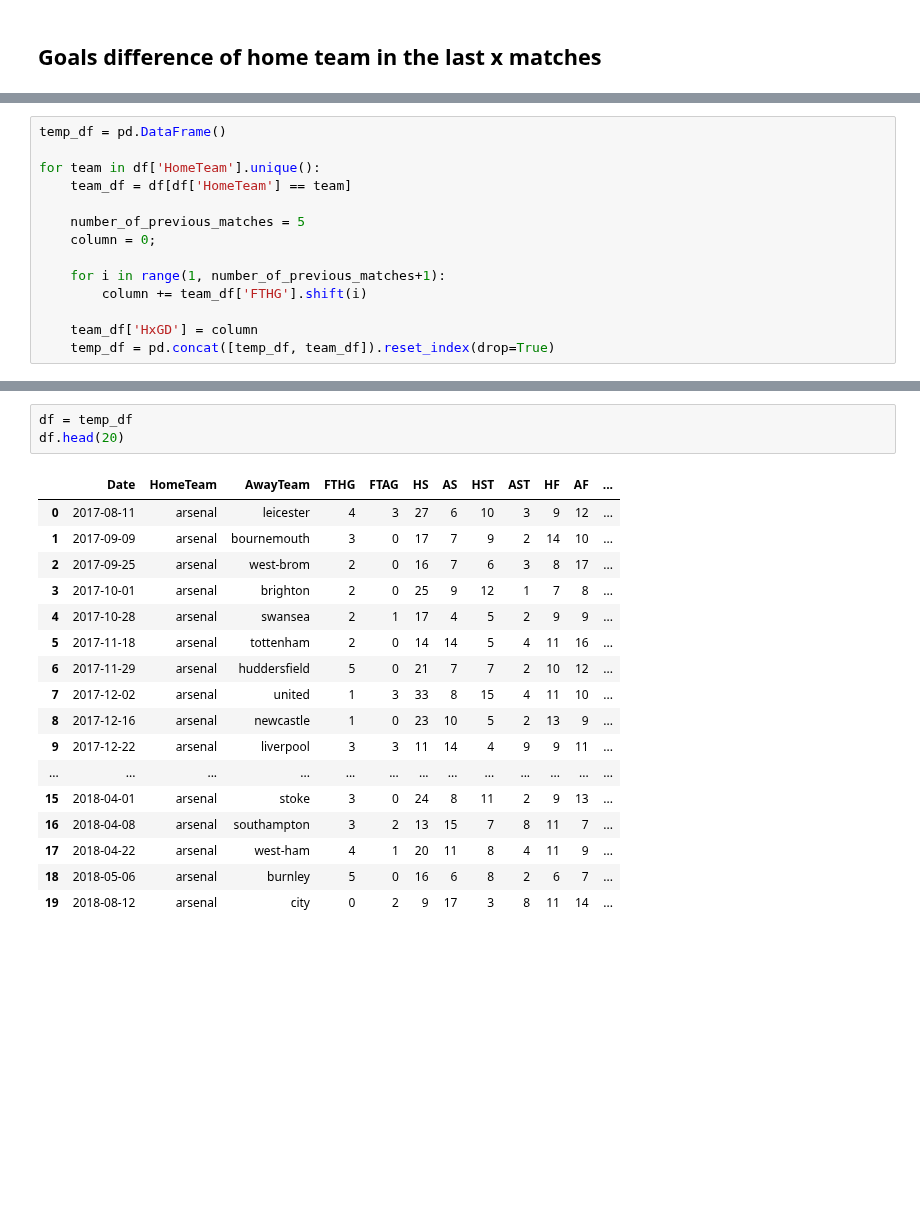
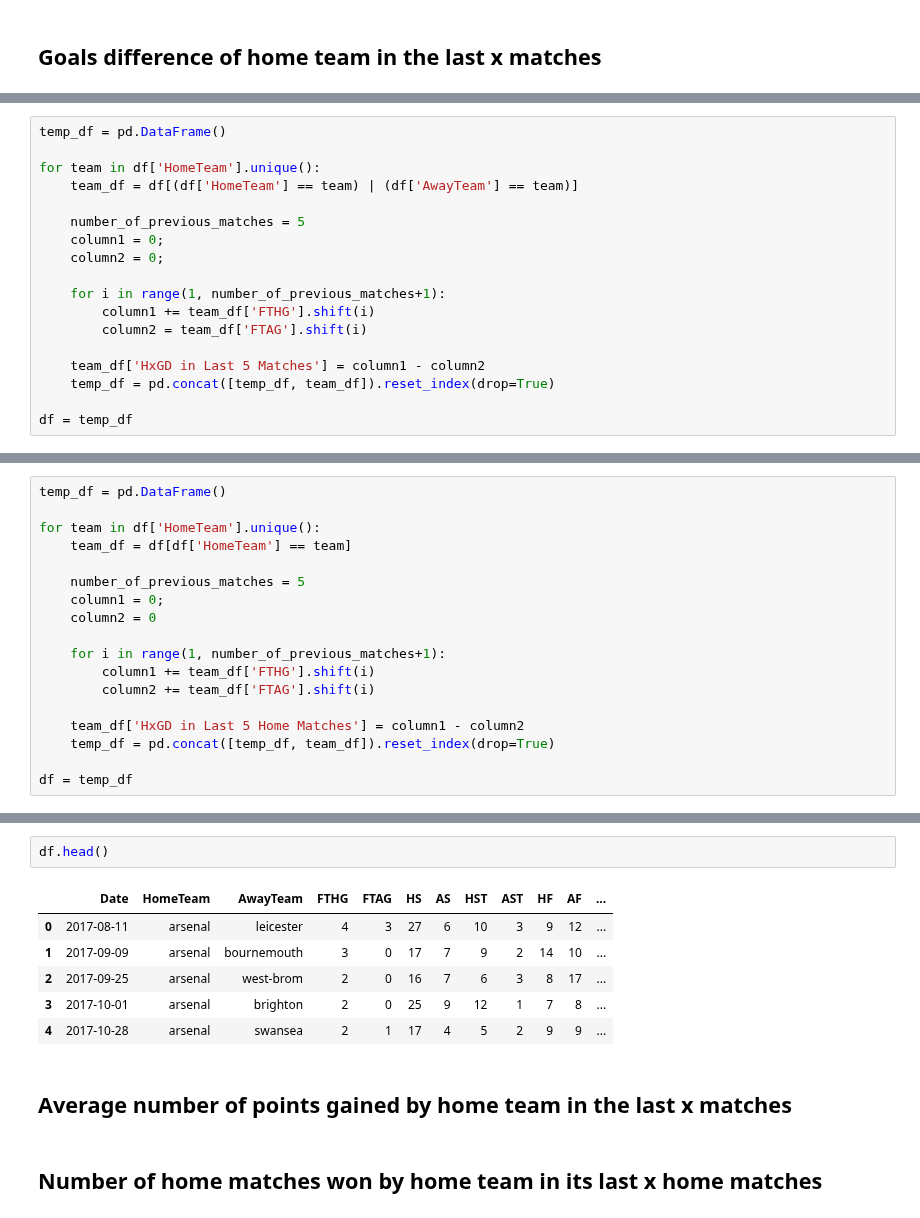
Before and after one commit to schoibs/football-match-prediction, a Jupyter notebook: 2 Feature Engineering.ipynb, the cells around one changed output, grey strips where cells are left out. Drawn from its saved outputs; the diff is of its cells as text; blank space fills up the shorter version.

Commit message:
Add a new feature: Total xGD of Home Team in Previous 5 Matches and Fix Goals Difference bug

```diff
--- a/2 Feature Engineering.ipynb
+++ b/2 Feature Engineering.ipynb
@@ -76,0 +68,18 @@ array(['arsenal', 'brighton', 'chelsea', 'palace', 'everton',
+# %%
+temp_df = pd.DataFrame()
+
+for team in df['HomeTeam'].unique():
+    team_df = df[(df['HomeTeam'] == team) | (df['AwayTeam'] == team)]
+
+    number_of_previous_matches = 5
+    column1 = 0;
+    column2 = 0;
+
+    for i in range(1, number_of_previous_matches+1):
+        column1 += team_df['FTHG'].shift(i)
+        column2 = team_df['FTAG'].shift(i)
+
+    team_df['HxGD in Last 5 Matches'] = column1 - column2
+    temp_df = pd.concat([temp_df, team_df]).reset_index(drop=True)
+
+df = temp_df
@@ -81,13 +124,17 @@ for team in df['HomeTeam'].unique():
     team_df = df[df['HomeTeam'] == team]
 
     number_of_previous_matches = 5
-    column = 0;
+    column1 = 0;
+    column2 = 0
 
     for i in range(1, number_of_previous_matches+1):
-        column += team_df['FTHG'].shift(i)
+        column1 += team_df['FTHG'].shift(i)
+        column2 += team_df['FTAG'].shift(i)
 
-    team_df['HxGD'] = column
+    team_df['HxGD in Last 5 Home Matches'] = column1 - column2
     temp_df = pd.concat([temp_df, team_df]).reset_index(drop=True)
+
+df = temp_df
 # %% [output]
 A value is trying to be set on a copy of a slice from a DataFrame.
 Try using .loc[row_indexer,col_indexer] = value instead
@@ -109,21 +156,13 @@ See the caveats in the documentation: https://pandas.pydata.org/pandas-docs/stab
 # %%
-df = temp_df
-df.head(20)
+df.head()
 # %% [output]
 |  | Date | HomeTeam | AwayTeam | FTHG | FTAG | HS | AS | HST | AST | HF | AF | ... |
 | 0 | 2017-08-11 | arsenal | leicester | 4 | 3 | 27 | 6 | 10 | 3 | 9 | 12 | ... |
 | 1 | 2017-09-09 | arsenal | bournemouth | 3 | 0 | 17 | 7 | 9 | 2 | 14 | 10 | ... |
 | 2 | 2017-09-25 | arsenal | west-brom | 2 | 0 | 16 | 7 | 6 | 3 | 8 | 17 | ... |
 | 3 | 2017-10-01 | arsenal | brighton | 2 | 0 | 25 | 9 | 12 | 1 | 7 | 8 | ... |
 | 4 | 2017-10-28 | arsenal | swansea | 2 | 1 | 17 | 4 | 5 | 2 | 9 | 9 | ... |
-| 5 | 2017-11-18 | arsenal | tottenham | 2 | 0 | 14 | 14 | 5 | 4 | 11 | 16 | ... |
-| 6 | 2017-11-29 | arsenal | huddersfield | 5 | 0 | 21 | 7 | 7 | 2 | 10 | 12 | ... |
-| 7 | 2017-12-02 | arsenal | united | 1 | 3 | 33 | 8 | 15 | 4 | 11 | 10 | ... |
-| 8 | 2017-12-16 | arsenal | newcastle | 1 | 0 | 23 | 10 | 5 | 2 | 13 | 9 | ... |
-| 9 | 2017-12-22 | arsenal | liverpool | 3 | 3 | 11 | 14 | 4 | 9 | 9 | 11 | ... |
-| ... | ... | ... | ... | ... | ... | ... | ... | ... | ... | ... | ... | ... |
-| 15 | 2018-04-01 | arsenal | stoke | 3 | 0 | 24 | 8 | 11 | 2 | 9 | 13 | ... |
-| 16 | 2018-04-08 | arsenal | southampton | 3 | 2 | 13 | 15 | 7 | 8 | 11 | 7 | ... |
-| 17 | 2018-04-22 | arsenal | west-ham | 4 | 1 | 20 | 11 | 8 | 4 | 11 | 9 | ... |
-| 18 | 2018-05-06 | arsenal | burnley | 5 | 0 | 16 | 6 | 8 | 2 | 6 | 7 | ... |
-| 19 | 2018-08-12 | arsenal | city | 0 | 2 | 9 | 17 | 3 | 8 | 11 | 14 | ... |
+# %% [markdown]
+## Average number of points gained by home team in the last x matches
+# %% [markdown]
+## Number of home matches won by home team in its last x home matches
```
Also changed, not shown: parts of 6 cells of this notebook.
